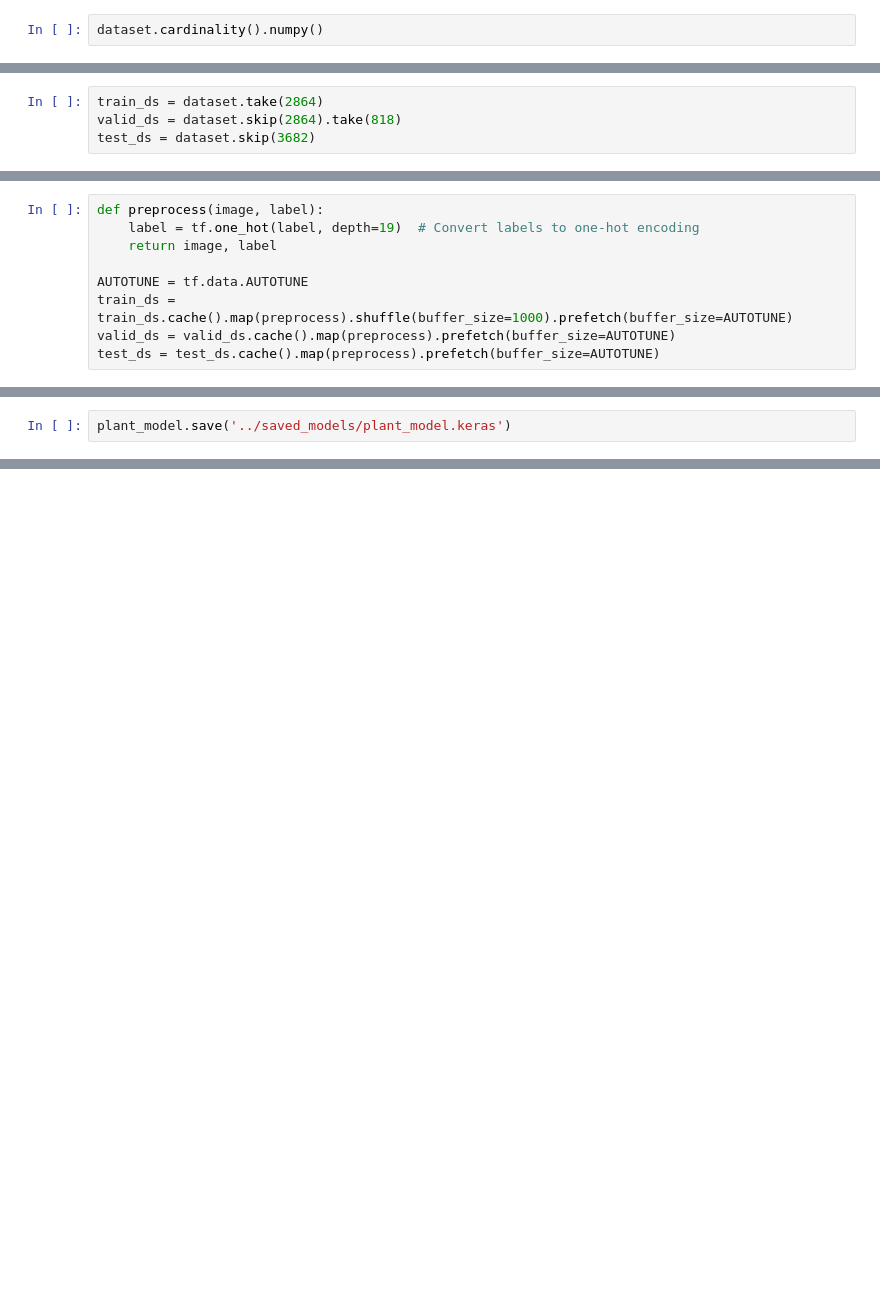
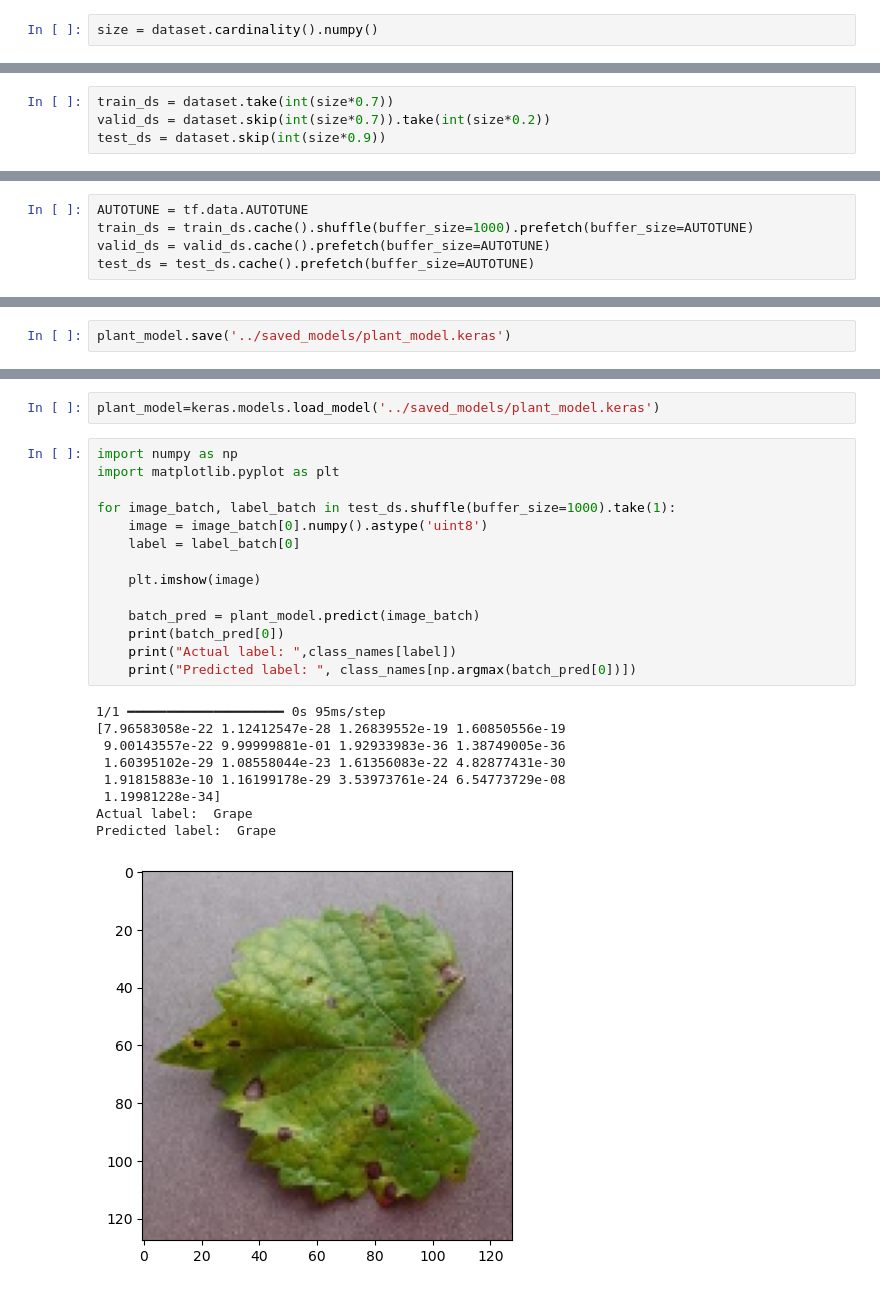
Before and after one commit to Gladiator150904/KrishE, a Jupyter notebook: KrishE/DL/Plant Detection.ipynb, the cells around one changed output, grey strips where cells are left out. Saved outputs shown, nothing was run; the diff lists cells and outputs as text; blank space fills up the shorter version.

```diff
--- a/KrishE/DL/Plant Detection.ipynb
+++ b/KrishE/DL/Plant Detection.ipynb
@@ -62,2 +63,2 @@ print(class_names)
 # %%
-dataset.cardinality().numpy()
+size = dataset.cardinality().numpy()
@@ -66,7 +65,7 @@ dataset.cardinality().numpy()
 # %%
-train_ds = dataset.take(2864)
-valid_ds = dataset.skip(2864).take(818)
-test_ds = dataset.skip(3682)
+train_ds = dataset.take(int(size*0.7))
+valid_ds = dataset.skip(int(size*0.7)).take(int(size*0.2))
+test_ds = dataset.skip(int(size*0.9))
 # %%
 print(train_ds.cardinality())
 print(valid_ds.cardinality())
@@ -78,12 +77,8 @@ tf.Tensor(409, shape=(), dtype=int64)
 # %%
-def preprocess(image, label):
-    label = tf.one_hot(label, depth=19)  # Convert labels to one-hot encoding
-    return image, label
-
 AUTOTUNE = tf.data.AUTOTUNE
-train_ds = train_ds.cache().map(preprocess).shuffle(buffer_size=1000).prefetch(buffer_size=AUTOTUNE)
-valid_ds = valid_ds.cache().map(preprocess).prefetch(buffer_size=AUTOTUNE)
-test_ds = test_ds.cache().map(preprocess).prefetch(buffer_size=AUTOTUNE)
+train_ds = train_ds.cache().shuffle(buffer_size=1000).prefetch(buffer_size=AUTOTUNE)
+valid_ds = valid_ds.cache().prefetch(buffer_size=AUTOTUNE)
+test_ds = test_ds.cache().prefetch(buffer_size=AUTOTUNE)
 # %%
 plant_model.compile(
     optimizer = 'adam',
@@ -172,0 +124,26 @@ Invalid SOS parameters for sequential JPEG
+# %%
+plant_model=keras.models.load_model('../saved_models/plant_model.keras')
+# %%
+import numpy as np
+import matplotlib.pyplot as plt
+
+for image_batch, label_batch in test_ds.shuffle(buffer_size=1000).take(1):
+    image = image_batch[0].numpy().astype('uint8')
+    label = label_batch[0]
+
+    plt.imshow(image)
+
+    batch_pred = plant_model.predict(image_batch)
+    print(batch_pred[0])
+    print("Actual label: ",class_names[label])
+    print("Predicted label: ", class_names[np.argmax(batch_pred[0])])
+# %% [output]
+1/1 ━━━━━━━━━━━━━━━━━━━━ 0s 95ms/step
+[7.96583058e-22 1.12412547e-28 1.26839552e-19 1.60850556e-19
+ 9.00143557e-22 9.99999881e-01 1.92933983e-36 1.38749005e-36
+ 1.60395102e-29 1.08558044e-23 1.61356083e-22 4.82877431e-30
+ 1.91815883e-10 1.16199178e-29 3.53973761e-24 6.54773729e-08
+ 1.19981228e-34]
+Actual label:  Grape
+Predicted label:  Grape
+[figure, added]
```
Also changed, not shown: parts of 11 cells of this notebook, 39 other files.
